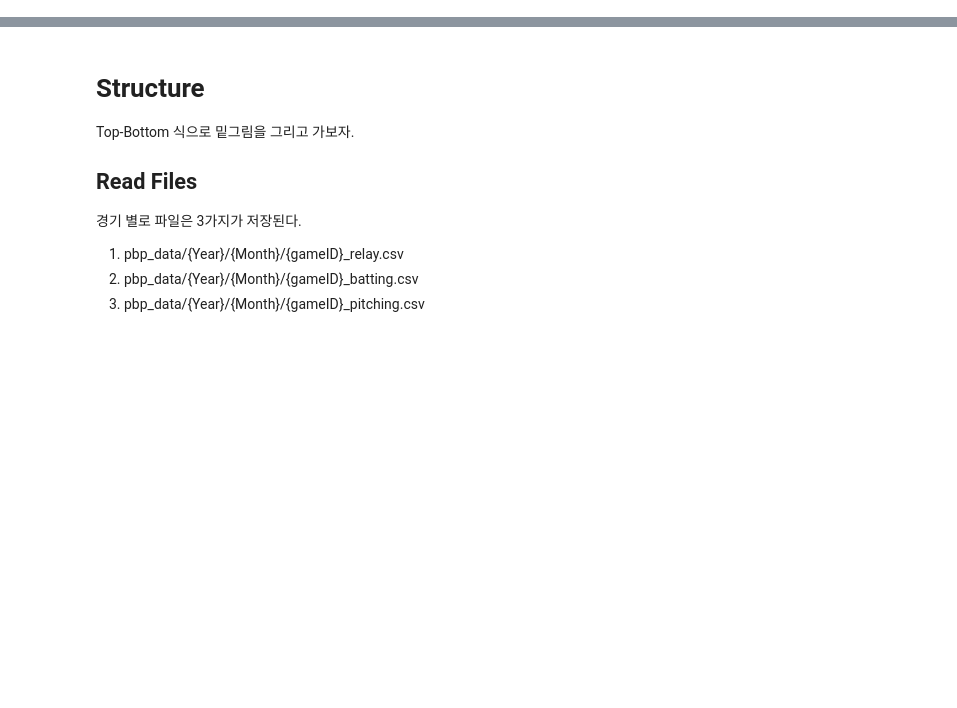
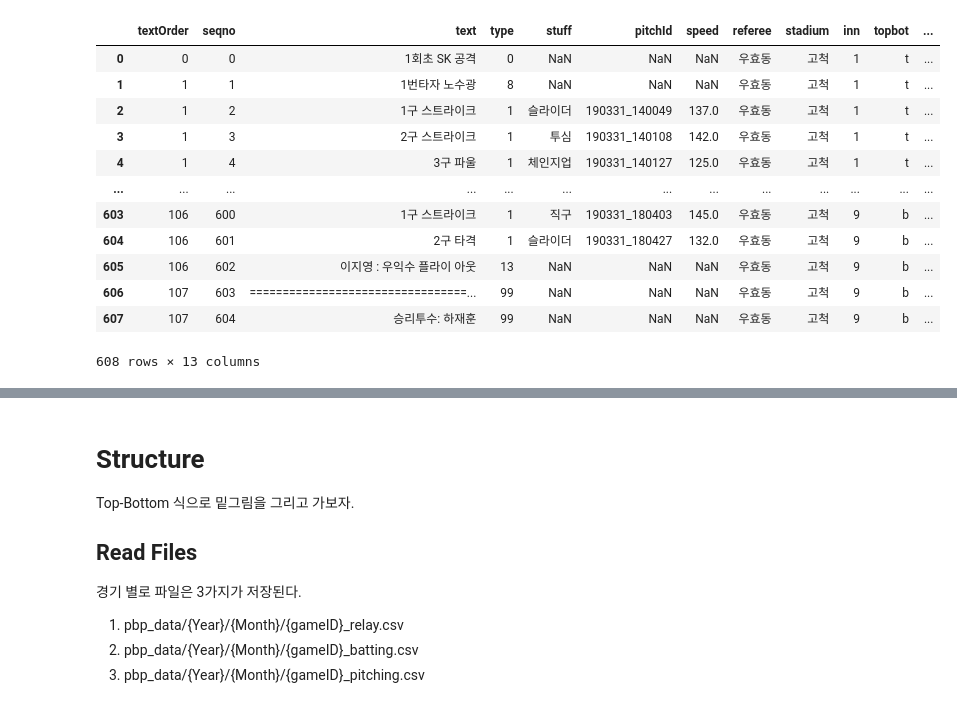
Before and after one commit to kparkk2/KBO_pbp_text_crawler, a Jupyter notebook: new_parser.ipynb, the cells around one changed output, grey strips where cells are left out. Saved outputs shown, nothing was run; the diff lists cells and outputs as text; code cells hidden in the pictures; blank space fills up the shorter version.

```diff
--- a/new_parser.ipynb
+++ b/new_parser.ipynb
@@ -89,0 +112,16 @@ Index(['textOrder', 'seqno', 'text', 'type', 'stuff', 'pitchNum',
+# %%
+rdf[tcol + ['maxSeqnoInPA']]
+# %% [output]
+|  | textOrder | seqno | text | type | stuff | pitchId | speed | referee | stadium | inn | topbot | ... |
+| 0 | 0 | 0 | 1회초 SK 공격 | 0 | NaN | NaN | NaN | 우효동 | 고척 | 1 | t | ... |
+| 1 | 1 | 1 | 1번타자 노수광 | 8 | NaN | NaN | NaN | 우효동 | 고척 | 1 | t | ... |
+| 2 | 1 | 2 | 1구 스트라이크 | 1 | 슬라이더 | 190331_140049 | 137.0 | 우효동 | 고척 | 1 | t | ... |
+| 3 | 1 | 3 | 2구 스트라이크 | 1 | 투심 | 190331_140108 | 142.0 | 우효동 | 고척 | 1 | t | ... |
+| 4 | 1 | 4 | 3구 파울 | 1 | 체인지업 | 190331_140127 | 125.0 | 우효동 | 고척 | 1 | t | ... |
+| ... | ... | ... | ... | ... | ... | ... | ... | ... | ... | ... | ... | ... |
+| 603 | 106 | 600 | 1구 스트라이크 | 1 | 직구 | 190331_180403 | 145.0 | 우효동 | 고척 | 9 | b | ... |
+| 604 | 106 | 601 | 2구 타격 | 1 | 슬라이더 | 190331_180427 | 132.0 | 우효동 | 고척 | 9 | b | ... |
+| 605 | 106 | 602 | 이지영 : 우익수 플라이 아웃 | 13 | NaN | NaN | NaN | 우효동 | 고척 | 9 | b | ... |
+| 606 | 107 | 603 | =================================... | 99 | NaN | NaN | NaN | 우효동 | 고척 | 9 | b | ... |
+| 607 | 107 | 604 | 승리투수: 하재훈 | 99 | NaN | NaN | NaN | 우효동 | 고척 | 9 | b | ... |
+608 rows × 13 columns
```
Also changed, not shown: parts of 26 cells of this notebook, 4 other files.
